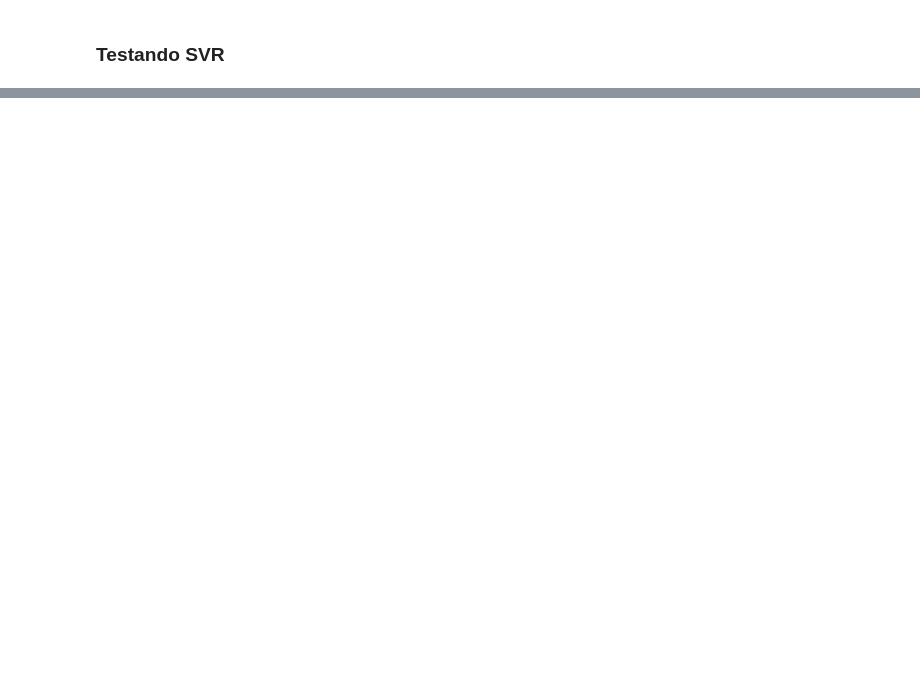
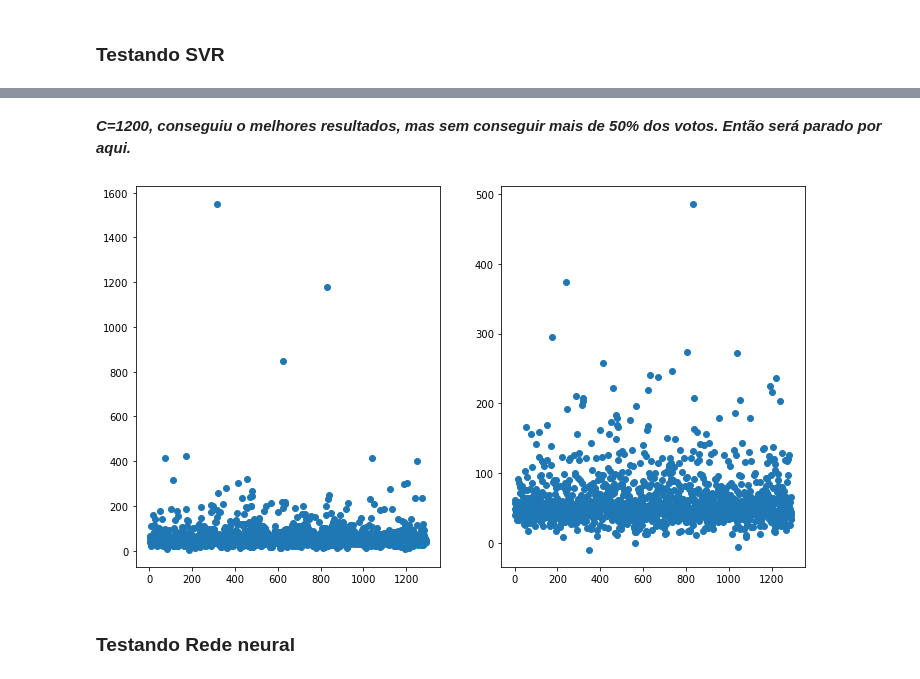
Before and after one commit to CaioViktor/Curso_Ciencias_de_Dados, a Jupyter notebook: trabalho/trab3/experiments_models.ipynb, the cells around one changed output, grey strips where cells are left out. Cells and saved outputs as stored; diff of their text form; code cells hidden in the pictures; blank space fills up the shorter version.

```diff
--- a/trabalho/trab3/experiments_models.ipynb
+++ b/trabalho/trab3/experiments_models.ipynb
@@ -545,3 +564,5 @@ plt.show()
+# %%
+X_scaled = projection
 # %% [markdown]
 ## Seleção de modelo
 # %%
@@ -760,0 +816,2 @@ R2: 0.474 (0.113)
+# %% [markdown]
+***C=1200, conseguiu o melhores resultados, mas sem conseguir mais de 50% dos votos. Então será parado por aqui.***
@@ -760,0 +820,14 @@ R2: 0.474 (0.113)
+# %%
+model = SVR(kernel='rbf',C=1200)
+X_train, X_test, y_train, y_test = train_test_split(X_scaled, y, test_size=0.33, random_state=42)
+model.fit(X_train, y_train)
+yhat = model.predict(X_test)
+fig,ax = plt.subplots(1,2)
+ticks = np.arange(1, y_test.shape[0]+1, step=1)
+ax[0].scatter(ticks,y_test)
+ax[1].scatter(ticks,yhat)
+plt.show()
+# %% [output]
+[figure, added]
+# %% [markdown]
+### Testando Rede neural
```
Also changed, not shown: parts of 26 cells of this notebook.
